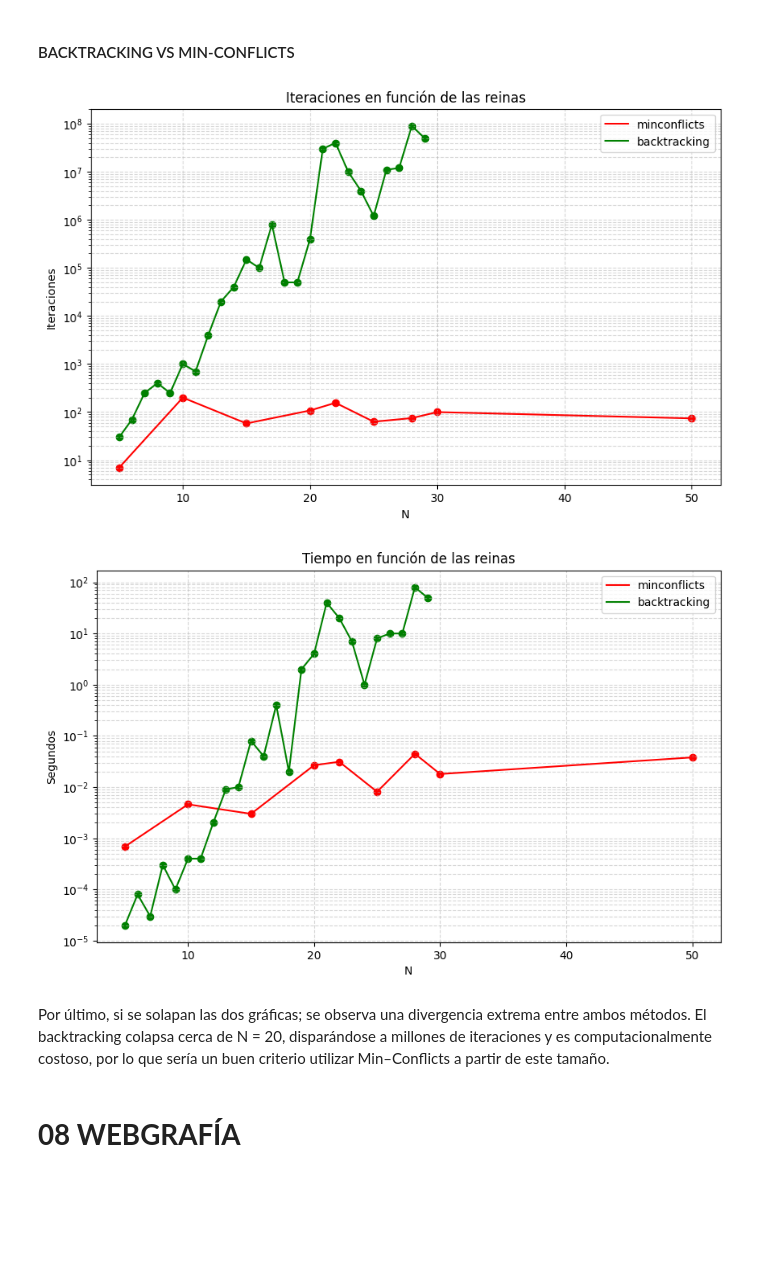
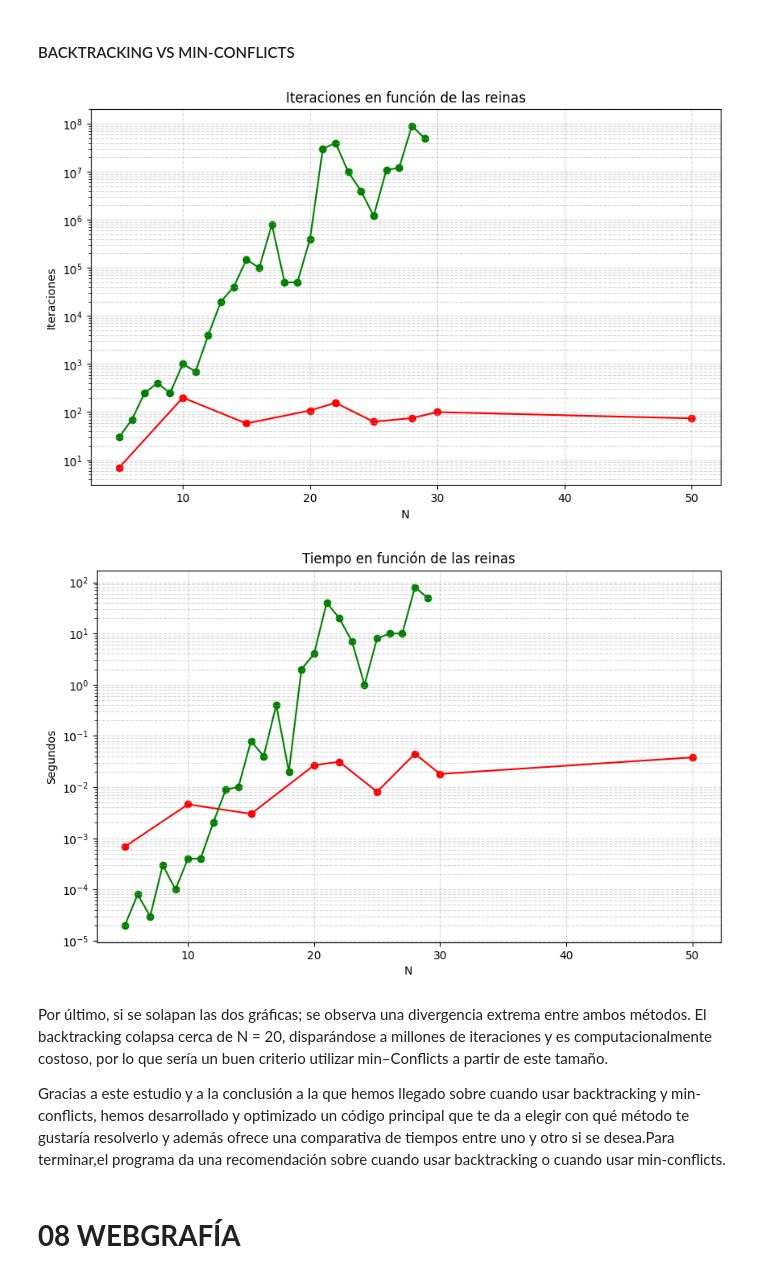
Before and after one commit to ajkooo/n_queens_proyecto, a Jupyter notebook: cuaderno.ipynb, the cells around one changed output. Cells and saved outputs as stored; diff of their text form; code cells hidden in the pictures; blank space fills up the shorter version.

```diff
--- a/cuaderno.ipynb
+++ b/cuaderno.ipynb
@@ -1065,39 +1063,41 @@ iteraciones=[7,200,58,108,156,63,75,100,74]
 plt.figure(figsize=(10, 6))
 plt.plot(n, iteraciones, color='red',label="minconflicts")
 plt.scatter(n, iteraciones, color='red')
 plt.plot(N, iteraciones1, color='green',label="backtracking")
 plt.scatter(N, iteraciones1, color='green')
 plt.yscale('log')
 plt.title("Iteraciones en función de las reinas")
 plt.xlabel("N")
 plt.ylabel("Iteraciones")
 
 plt.grid(True, which="both", ls="--", alpha=0.5)
 
-plt.legend()
+
 plt.show()
 
 
 # GRAFICA: Segundos
 plt.figure(figsize=(10, 6))
 plt.plot(n, segundos, color='red',label="minconflicts")
 plt.scatter(n,segundos, color='red')
 plt.plot(N,tiempo1, color='green',label="backtracking")
 plt.scatter(N, tiempo1, color='green')
 plt.yscale('log')
 plt.title("Tiempo en función de las reinas")
 plt.xlabel("N")
 plt.ylabel("Segundos")
 plt.grid(True, which="both", ls="--", alpha=0.5)
 
 
-plt.legend()
+
 plt.show()
 # %% [output]
-[figure, old version]
+[figure, new version]
-[figure, old version]
+[figure, new version]
 # %% [markdown]
-Por último, si se solapan las dos gráficas; se observa una divergencia extrema entre ambos métodos. El backtracking colapsa cerca de N = 20, disparándose a millones de iteraciones y es computacionalmente costoso, por lo que sería un buen criterio utilizar Min–Conflicts a partir de este tamaño.
+Por último, si se solapan las dos gráficas; se observa una divergencia extrema entre ambos métodos. El backtracking colapsa cerca de N = 20, disparándose a millones de iteraciones y es computacionalmente costoso, por lo que sería un buen criterio utilizar min–Conflicts a partir de este tamaño.
+
+Gracias a este estudio y a la conclusión a la que hemos llegado sobre cuando usar backtracking y min-conflicts, hemos desarrollado y optimizado un código principal que te da a elegir con qué método te gustaría resolverlo y además ofrece una comparativa de tiempos entre uno y otro si se desea.Para terminar,el programa da una recomendación sobre cuando usar backtracking o cuando usar min-conflicts.
 # %% [markdown]
 # **08 WEBGRAFÍA**
 # %% [markdown]
```
Also changed, not shown: parts of 3 cells of this notebook.
